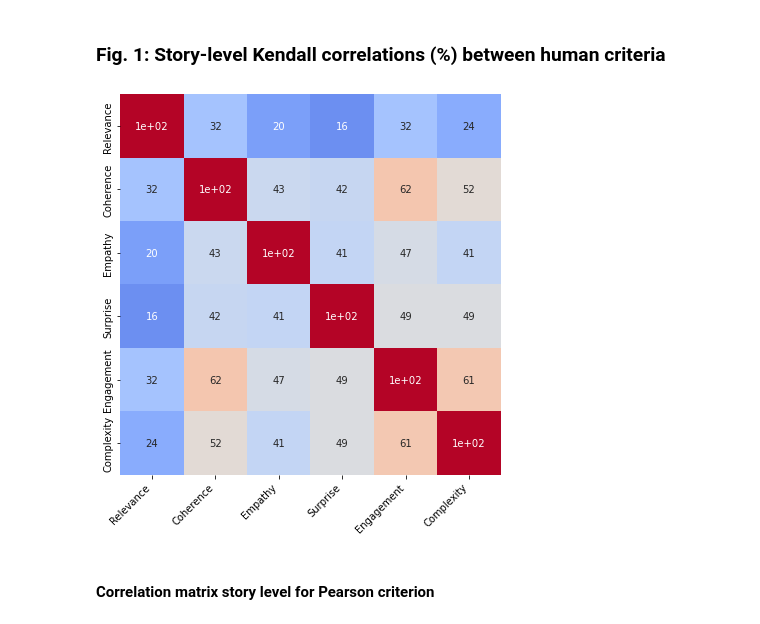
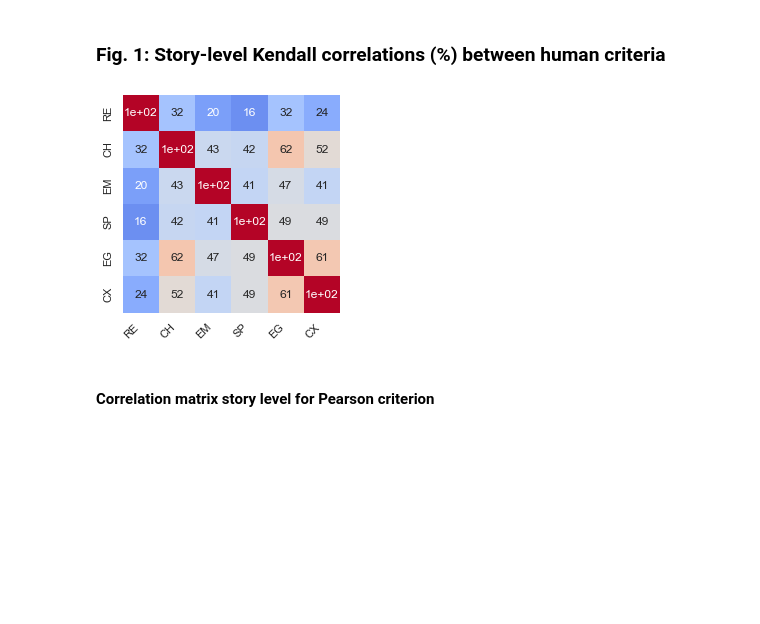
Before and after one commit to CamilleCoustaury/NLP-ENSAE-3A-Sujet4, a Jupyter notebook: data_visualization.ipynb, the cells around one changed output. Drawn from its saved outputs; the diff is of its cells as text; code cells hidden in the pictures; blank space fills up the shorter version.

```diff
--- a/data_visualization.ipynb
+++ b/data_visualization.ipynb
@@ -94,12 +94,8 @@ We want to average out on all of our stories the criterion beteween metric 1 and
 # %%
 # story-level correlation
 
-def story_level_plot(data,
-                     metrics1,
-                      metrics2,
-                     path,
-                      criterion,
-                      plot_size=  (30,45)):
+def story_level_plot(data,metrics1, metrics2,path, criterion, plot_size=  (30,45),
+                    name_metrics1=None,name_metrics2= None):
     # metrics 1 is a list with the names of the metric you want your lines to be
     # metrics 2 is a list with the names of the metric you want your columns to be
     # criterion is either 'kendall', 'spearman' or 'pearson'
@@ -118,41 +114,53 @@ def story_level_plot(data,
                 k=np.zeros(96)
                 for l in range(96):
                     k[l]=kendalltau(c_metric1[l],c_metric2[l] )[0]
-                corr_story_matrix[i,j]= round(100*k.mean())
+                corr_story_matrix[i,j]= abs(round(100*k.mean()))
 
             elif criterion== 'pearson':
                 k=np.zeros(96)
                 for l in range(96):
                     k[l]=pearsonr(c_metric1[l],c_metric2[l] )[0]
-                corr_story_matrix[i,j]= round(100*k.mean())
+                corr_story_matrix[i,j]= abs(round(100*k.mean()))
 
 
             elif criterion== 'spearman':
                 k=np.zeros(96)
                 for l in range(96):
                     k[l]=spearmanr(c_metric1[l],c_metric2[l] )[0]
-                corr_story_matrix[i,j]= round(100*k.mean())
+                corr_story_matrix[i,j]= abs(round(100*k.mean()))
 
+    if name_metrics2==None:
+        nm2=metrics2
+    else:
+        nm2= name_metrics2
+    if name_metrics1==None:
+        nm1=metrics1
+    else:
+        nm1= name_metrics1
     plt.figure(figsize = plot_size)
     heatmap=sns.heatmap(corr_story_matrix,
                     annot=True,
                     cmap='coolwarm', square=True, vmin=0, vmax=100,
-                    xticklabels=metrics2,
-                    yticklabels=metrics1,cbar=False)
+                    xticklabels=nm2,
+                    yticklabels=nm1,cbar=False)
 
 
     heatmap.set_xticklabels(heatmap.get_xticklabels(), rotation=45, ha='right')
-    plt.savefig(path)
+    plt.savefig(path,dpi=600)
     # Display the plot
     plt.show()
 # %% [markdown]
 ### Fig. 1: Story-level Kendall correlations (%) between human criteria
 # %%
 human_scores=['Relevance', 'Coherence', 'Empathy', 'Surprise', 'Engagement', 'Complexity']
+human_scores_names=['RE', 'CH', 'EM', 'SP', 'EG', 'CX']
 
-story_level_plot(data_scores, human_scores, human_scores, 'Figures/fig1.jpg', 'kendall', (7,7))
+
+story_level_plot(data_scores, human_scores, human_scores, 'Figures/fig1.jpg', 'kendall', (4,4),
+                 name_metrics1=human_scores_names,
+                 name_metrics2=human_scores_names)
 # %% [output]
-[figure, old version]
+[figure, new version]
 # %% [markdown]
 #### Correlation matrix story level for Pearson criterion
 # %%
```
Also changed, not shown: parts of 25 cells of this notebook, 12 other files.
